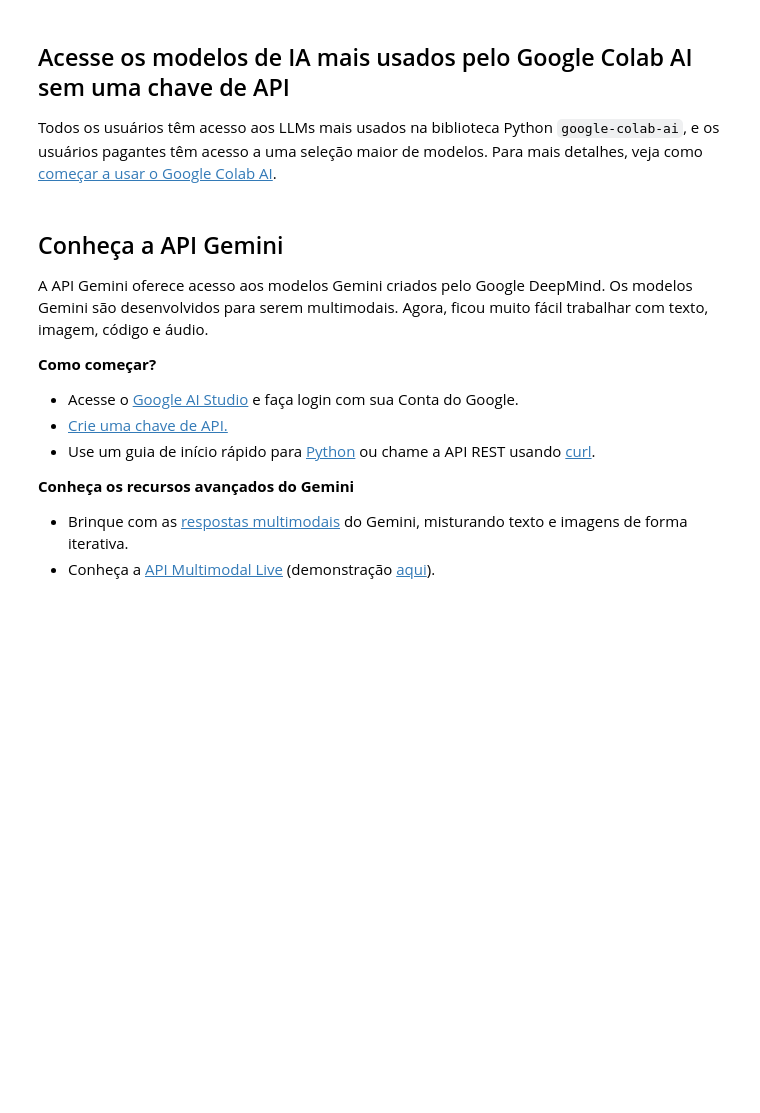
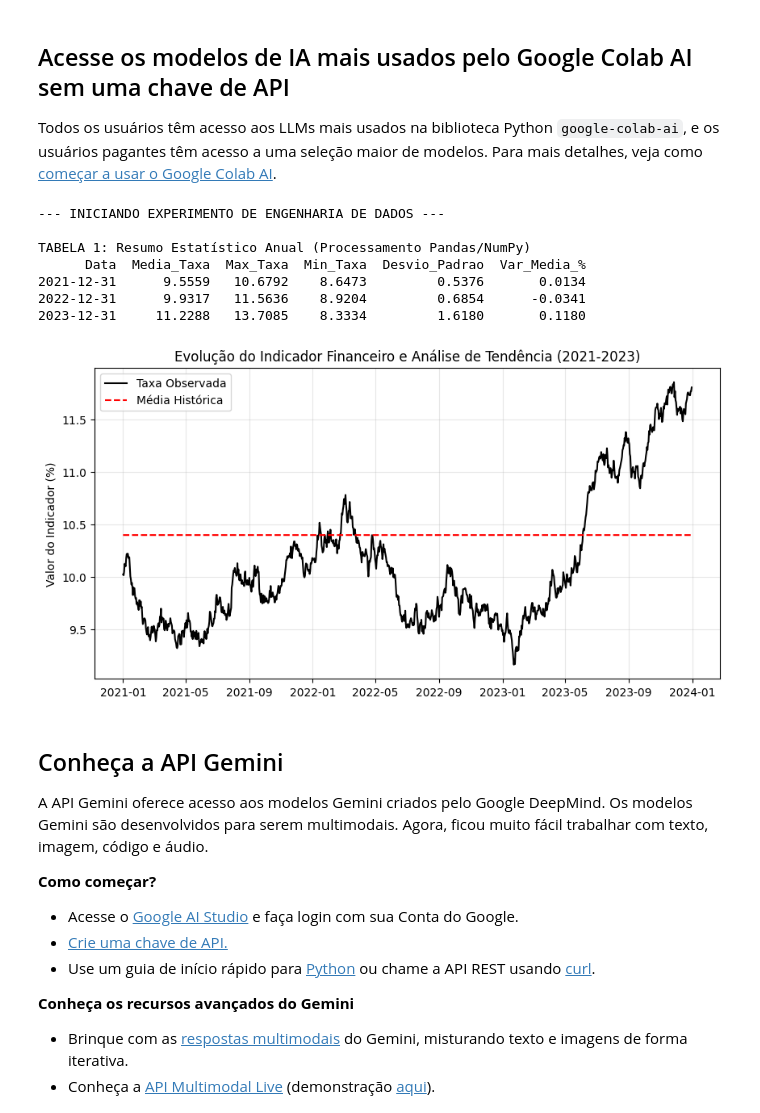
Before and after one commit to crissialorraine-tech/Lp, a Jupyter notebook: Lp4_1_4_2.ipynb, the cells around one changed output. Saved outputs shown, nothing was run; the diff lists cells and outputs as text; code cells hidden in the pictures; blank space fills up the shorter version.

```diff
--- a/Lp4_1_4_2.ipynb
+++ b/Lp4_1_4_2.ipynb
@@ -30,3 +25,45 @@ response = ai.generate_text("What is the capital of France?")
+# %%
+import pandas as pd
+import numpy as np
+import matplotlib.pyplot as plt
+
+print("--- INICIANDO EXPERIMENTO DE ENGENHARIA DE DADOS ---")
+
+datas = ['2021-12-31', '2022-12-31', '2023-12-31']
+df = pd.DataFrame({
+    'Data': pd.to_datetime(datas),
+    'Media_Taxa': [9.5559, 9.9317, 11.2288],
+    'Max_Taxa': [10.6792, 11.5636, 13.7085],
+    'Min_Taxa': [8.6473, 8.9204, 8.3334],
+    'Desvio_Padrao': [0.5376, 0.6854, 1.6180],
+    'Var_Media_%': [0.0134, -0.0341, 0.1180]
+})
+
+print("\nTABELA 1: Resumo Estatístico Anual (Processamento Pandas/NumPy)")
+print(df.to_string(index=False))
+
+plt.figure(figsize=(10, 5))
+datas_graf = pd.date_range('2021-01-01', '2023-12-31', freq='D')
+np.random.seed(42)
+taxa_observada = 10 + np.cumsum(np.random.randn(len(datas_graf)) * 0.05)
+media_historica = np.full(len(datas_graf), 10.4)
+
+plt.plot(datas_graf, taxa_observada, label='Taxa Observada', color='black')
+plt.plot(datas_graf, media_historica, label='Média Histórica', color='red', linestyle='--')
+plt.title('Evolução do Indicador Financeiro e Análise de Tendência (2021-2023)')
+plt.ylabel('Valor do Indicador (%)')
+plt.legend()
+plt.grid(True, alpha=0.3)
+plt.show()
+# %% [output]
+--- INICIANDO EXPERIMENTO DE ENGENHARIA DE DADOS ---
+
+TABELA 1: Resumo Estatístico Anual (Processamento Pandas/NumPy)
+      Data  Media_Taxa  Max_Taxa  Min_Taxa  Desvio_Padrao  Var_Media_%
+2021-12-31      9.5559   10.6792    8.6473         0.5376       0.0134
+2022-12-31      9.9317   11.5636    8.9204         0.6854      -0.0341
+2023-12-31     11.2288   13.7085    8.3334         1.6180       0.1180
+[figure, added]
 # %% [markdown]
 ## Conheça a API Gemini
 A API Gemini oferece acesso aos modelos Gemini criados pelo Google DeepMind. Os modelos Gemini são desenvolvidos para serem multimodais. Agora, ficou muito fácil trabalhar com texto, imagem, código e áudio.
```
Also changed, not shown: parts of 2 cells of this notebook.
